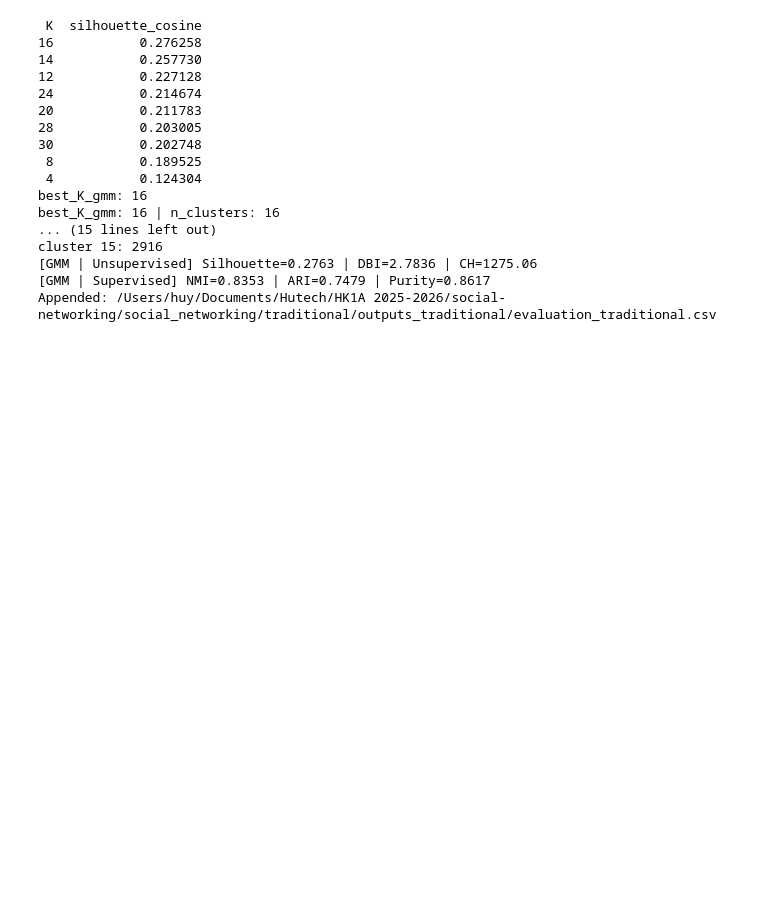
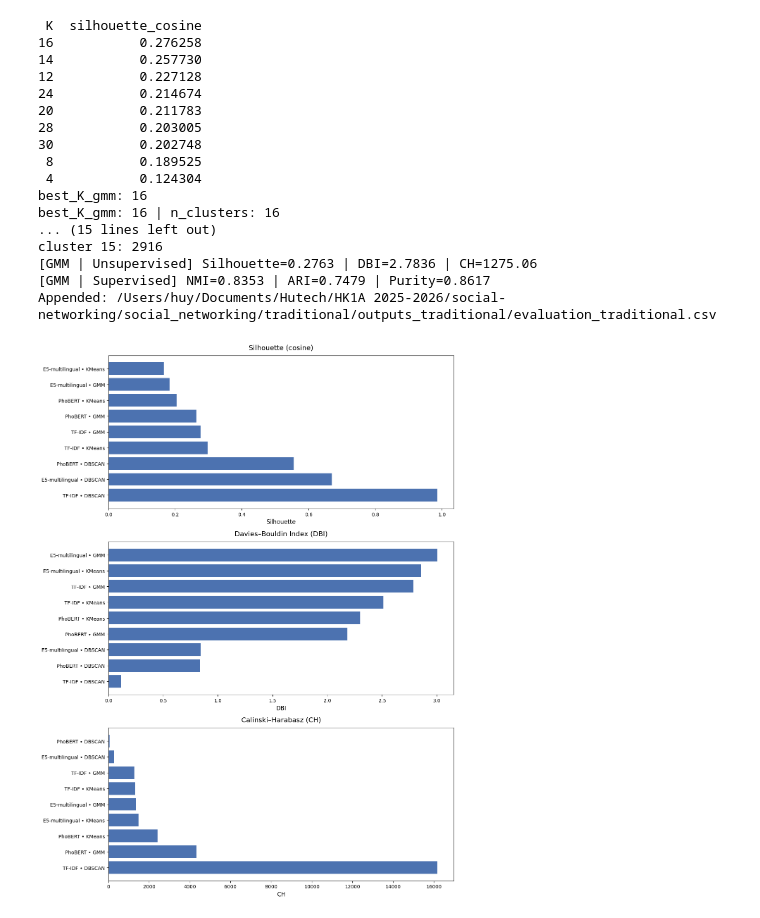
Before and after one commit to Thanh-Tamne/social-networking, a Jupyter notebook: project_2A/social_networking/main.ipynb, the cells around one changed output. Cells and saved outputs as stored; diff of their text form; code cells hidden in the pictures; blank space fills up the shorter version.

```diff
--- a/project_2A/social_networking/main.ipynb
+++ b/project_2A/social_networking/main.ipynb
@@ -1747,3 +1874,55 @@ cluster 15: 2916
 [GMM | Unsupervised] Silhouette=0.2763 | DBI=2.7836 | CH=1275.06
 [GMM | Supervised] NMI=0.8353 | ARI=0.7479 | Purity=0.8617
 Appended: /Users/huy/Documents/Hutech/HK1A 2025-2026/social-networking/social_networking/traditional/outputs_traditional/evaluation_traditional.csv
+# %%
+import matplotlib.pyplot as plt
+import pandas as pd
+
+# ====== DỮ LIỆU KHÔNG GIÁM SÁT ======
+unsup_rows = [
+    ("TF-IDF",        "KMeans",  0.2973, 2.5105, 1328.53),
+    ("TF-IDF",        "DBSCAN",  0.9863, 0.1161, 16175.46),
+    ("TF-IDF",        "GMM",     0.2763, 2.7836, 1275.06),
+    ("PhoBERT",       "KMeans",  0.2047, 2.2994, 2418.46),
+    ("PhoBERT",       "DBSCAN",  0.5558, 0.8371, 48.36),
+    ("PhoBERT",       "GMM",     0.2637, 2.1819, 4331.95),
+    ("E5-multilingual","KMeans", 0.1659, 2.8550, 1471.18),
+    ("E5-multilingual","DBSCAN", 0.6701, 0.8439, 275.12),
+    ("E5-multilingual","GMM",    0.1835, 3.0048, 1360.81),
+]
+
+df_unsup = pd.DataFrame(unsup_rows, columns=["Embedding","Algorithm","Silhouette","DBI","CH"])
+df_unsup["Label"] = df_unsup["Embedding"] + " • " + df_unsup["Algorithm"]
+
+def plot_barh_sorted(ax, df, value_col, title, ascending=False, xlabel=None):
+    d = df.sort_values(value_col, ascending=ascending)
+    ax.barh(d["Label"], d[value_col], color="#4C72B0")
+    ax.set_title(title, fontsize=14, pad=12)
+    if xlabel:
+        ax.set_xlabel(xlabel, fontsize=12)
+    ax.tick_params(axis='y', labelsize=10)
+
+# ====== VẼ 1 HÌNH VỚI 3 SUBPLOTS ======
+fig, axes = plt.subplots(nrows=3, ncols=1, figsize=(12, 16))
+plt.subplots_adjust(hspace=0.5)
+
+plot_barh_sorted(
+    axes[0], df_unsup, "Silhouette",
+    "Silhouette (cosine)",
+    ascending=False, xlabel="Silhouette"
+)
+plot_barh_sorted(
+    axes[1], df_unsup, "DBI",
+    "Davies–Bouldin Index (DBI)",
+    ascending=True, xlabel="DBI"
+)
+plot_barh_sorted(
+    axes[2], df_unsup, "CH",
+    "Calinski–Harabasz (CH)",
+    ascending=False, xlabel="CH"
+)
+
+plt.tight_layout()
+plt.show()
+# %% [output]
+[figure, added]
```
Also changed, not shown: parts of 10 cells of this notebook, 18 other files.
